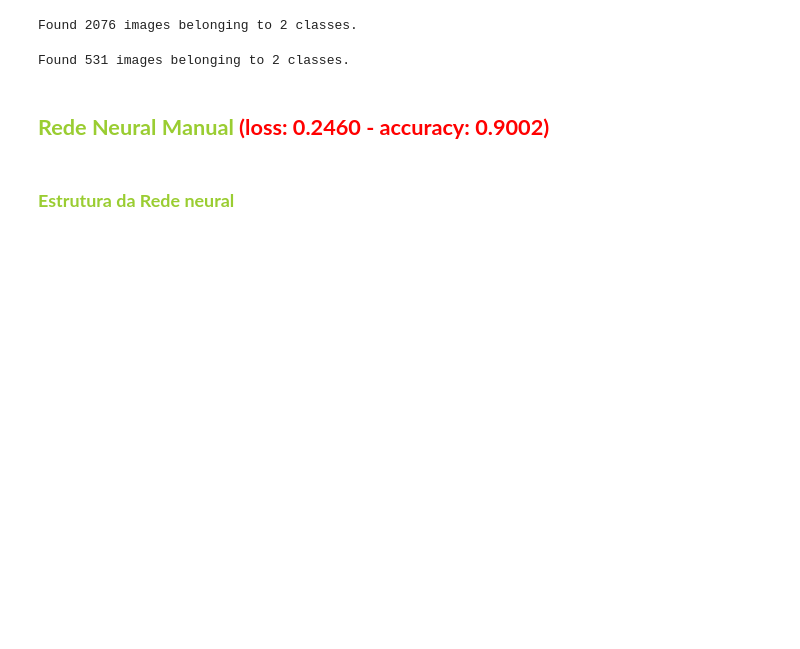
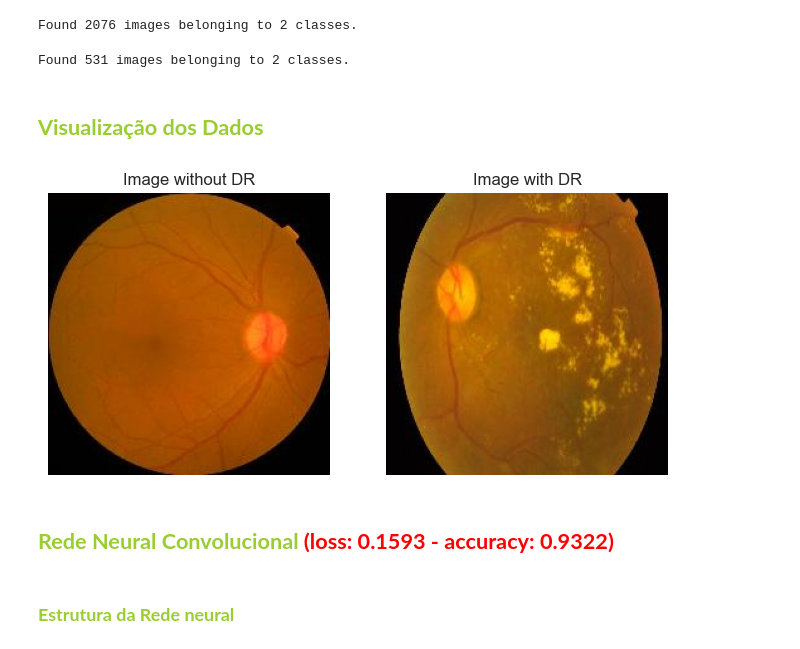
Before and after one commit to Johnny-DF26/Diagnostico_Retinopatia_Diabetica_com_CNN, a Jupyter notebook: notebooks/Diagnóstico_de_Retinopatia_Diabética_Retinopatia_com_CNN.ipynb, the cells around one changed output. Cells and saved outputs as stored; diff of their text form; code cells hidden in the pictures; blank space fills up the shorter version.

```diff
--- a/notebooks/Diagnóstico_de_Retinopatia_Diabética_Retinopatia_com_CNN.ipynb
+++ b/notebooks/Diagnóstico_de_Retinopatia_Diabética_Retinopatia_com_CNN.ipynb
@@ -58,8 +58,35 @@ imagens_val = gerador_val.flow_from_directory('/content/dataset/valid', target_s
                                                     class_mode='categorical', batch_size=1, shuffle=False)
 # %% [output]
 Found 531 images belonging to 2 classes.
+# %% [markdown]
+## <font color='yellowgreen'> **Visualização dos Dados**
+# %%
+def show_images(path_img, path_img2):
+    img = cv2.imread(path_img)
+    img = cv2.cvtColor(img, cv2.COLOR_BGR2RGB)
+    img2 = cv2.imread(path_img2)
+    img2 = cv2.cvtColor(img2, cv2.COLOR_BGR2RGB)
+
+    fig, axs = plt.subplots(1, 2, figsize=(8,4))
+
+    plt.subplots_adjust(hspace=0.0001)
+    axs[0].imshow(img)
+    axs[0].set_title('Image without DR')
+    axs[0].axis('off')
+
+    axs[1].imshow(img2)
+    axs[1].set_title('Image with DR')
+    axs[1].axis('off')
+
+    plt.show()
+# %%
+path1 = '../data/external/dataset/test/No_DR/03b373718013_png.rf.aeac7af7a221106fab6aaa133b5ecc3f.jpg'
+path2 = '../data/external/dataset/test/DR/0104b032c141_png.rf.2b861f09f8526f5316cd44d8522bf62e.jpg'
+show_images(path1, path2)
+# %% [output]
+[figure, added]
 # %% [markdown]
-## <font color='yellowgreen'> **Rede Neural Manual<font color='red'> (loss: 0.2460 - accuracy: 0.9002)**
+## <font color='yellowgreen'> **Rede Neural Convolucional<font color='red'> (loss: 0.1593 - accuracy: 0.9322)**
 # %% [markdown]
 ### <font color='yellowgreen'> **Estrutura da Rede neural**
 # %%
```
Also changed, not shown: parts of 17 cells of this notebook, 8 other files.
